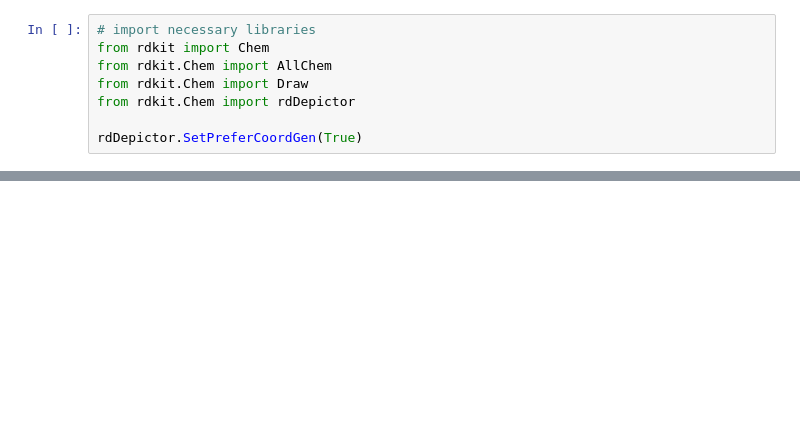
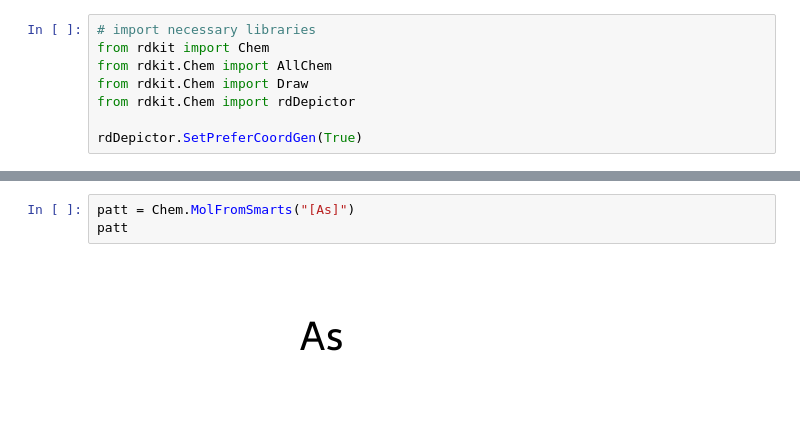
Before and after one commit to econetta/binder-rdkit-tutorial, a Jupyter notebook: tutorial.ipynb, the cells around one changed output, grey strips where cells are left out. Cells and saved outputs as stored; diff of their text form; blank space fills up the shorter version.

```diff
--- a/tutorial.ipynb
+++ b/tutorial.ipynb
@@ -26,0 +84,5 @@ Draw.MolsToGridImage(mols, molsPerRow=3, subImgSize=(200, 200))
+# %%
+patt = Chem.MolFromSmarts("[As]")
+patt
+# %% [output]
+[figure, added]
```
Also changed, not shown: parts of 20 cells of this notebook.
